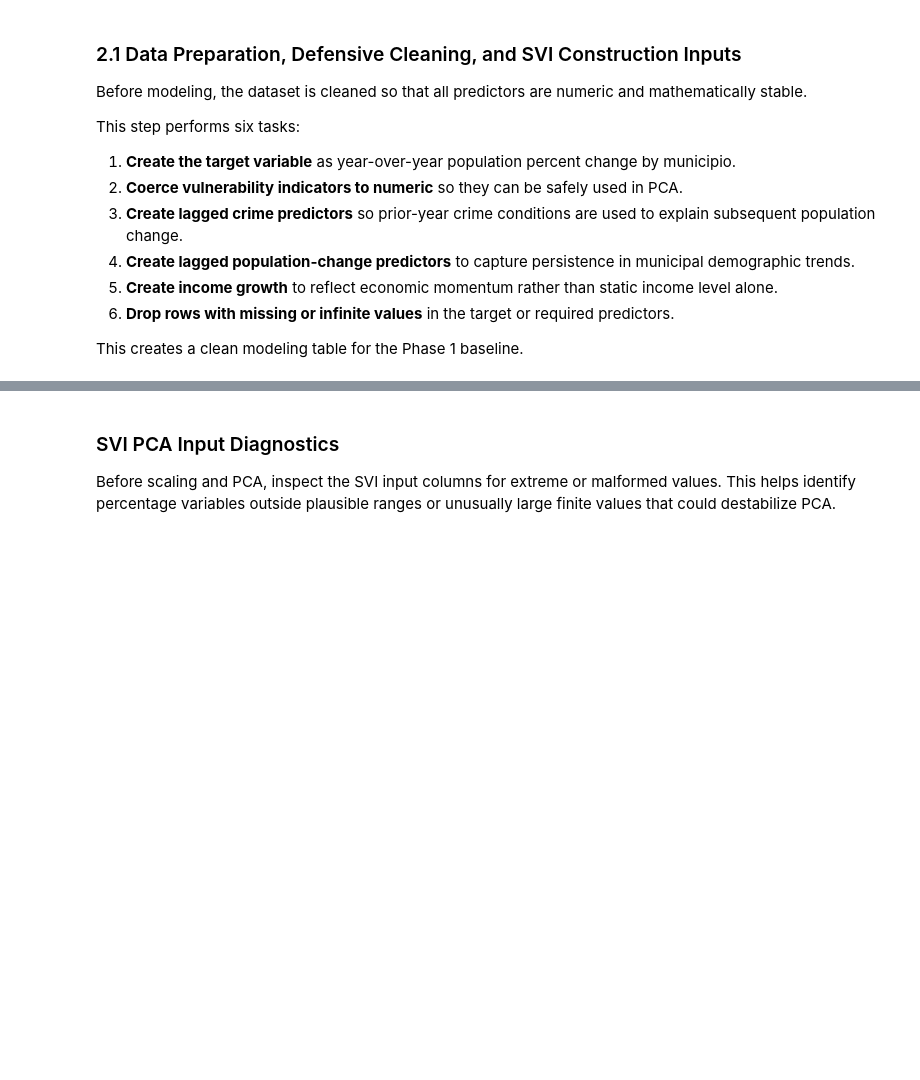
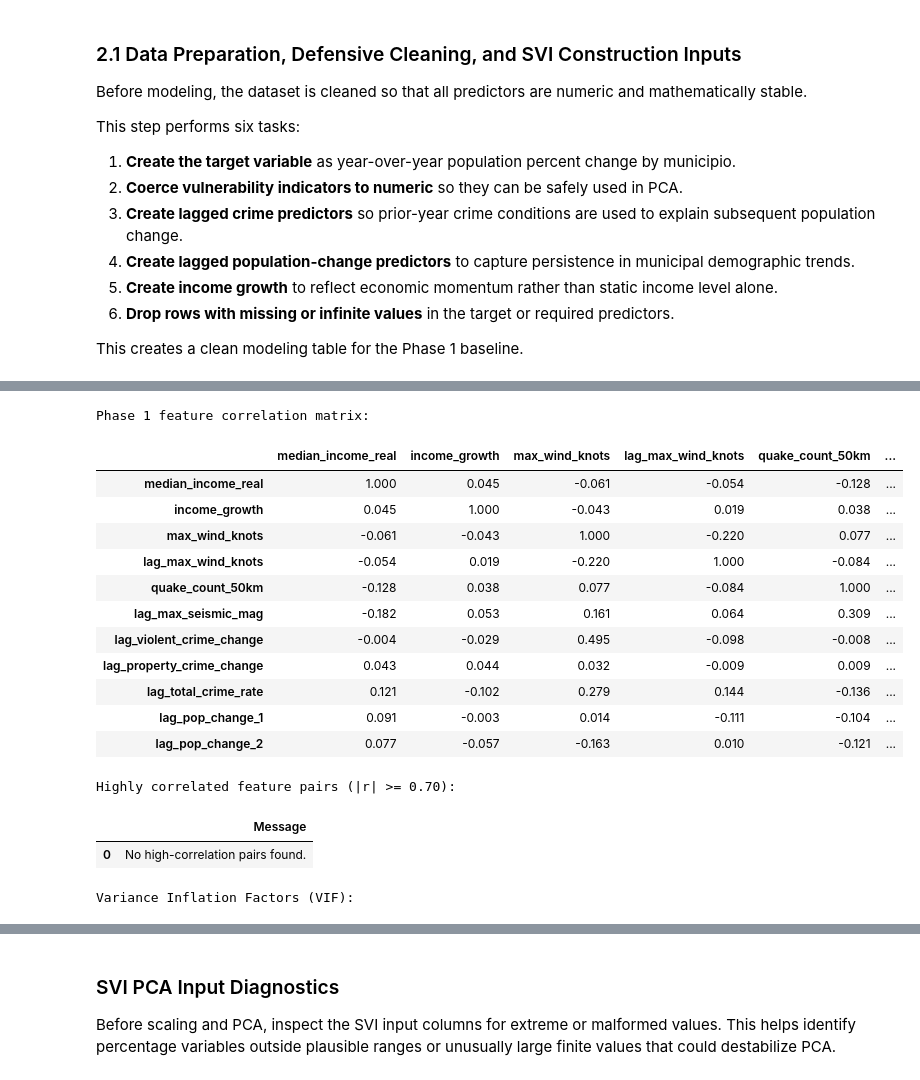
Before and after one commit to Venettov/CAPSTONE_DATA_SCIENCE_RIVERARUIZ, a Jupyter notebook: analysis/Phase1.ipynb, the cells around one changed output, grey strips where cells are left out. Cells and saved outputs as stored; diff of their text form; code cells hidden in the pictures; blank space fills up the shorter version.

```diff
--- a/analysis/Phase1.ipynb
+++ b/analysis/Phase1.ipynb
@@ -597,0 +926,70 @@ Year Range: 2013 to 2024
+# %%
+import numpy as np
+import pandas as pd
+from statsmodels.stats.outliers_influence import variance_inflation_factor
+
+# Final Phase 1 baseline feature set (keep aligned with the model cell)
+phase1_feature_cols = [
+    "vulnerability_index",
+    "median_income_real",
+    "income_growth",
+    "max_wind_knots",
+    "lag_max_wind_knots",
+    "quake_count_50km",
+    "lag_max_seismic_mag",
+    "lag_violent_crime_change",
+    "lag_property_crime_change",
+    "lag_total_crime_rate",
+    "lag_pop_change_1",
+    "lag_pop_change_2"
+]
+
+phase1_feature_cols = [c for c in phase1_feature_cols if c in df_clean.columns]
+
+corr_mat = df_clean[phase1_feature_cols].corr().round(3)
+print("Phase 1 feature correlation matrix:")
+display(corr_mat)
+
+# Report strongly correlated feature pairs
+high_corr_pairs = []
+for i, c1 in enumerate(phase1_feature_cols):
+    for c2 in phase1_feature_cols[i+1:]:
+        corr_val = corr_mat.loc[c1, c2]
+        if pd.notna(corr_val) and abs(corr_val) >= 0.70:
+            high_corr_pairs.append((c1, c2, corr_val))
+
+high_corr_df = pd.DataFrame(high_corr_pairs, columns=["Feature_1", "Feature_2", "Correlation"])
+print("\nHighly correlated feature pairs (|r| >= 0.70):")
+display(high_corr_df if not high_corr_df.empty else pd.DataFrame({"Message": ["No high-correlation pairs found."]}))
+
+# VIF calculation
+X_vif = df_clean[phase1_feature_cols].dropna().copy()
+X_vif = X_vif.replace([np.inf, -np.inf], np.nan).dropna()
+
+if len(X_vif) > 0:
+    vif_df = pd.DataFrame({
+        "Feature": X_vif.columns,
+        "VIF": [variance_inflation_factor(X_vif.values, i) for i in range(X_vif.shape[1])]
+    }).sort_values("VIF", ascending=False)
+    print("\nVariance Inflation Factors (VIF):")
+    display(vif_df)
+else:
+    print("Unable to compute VIF because no complete rows remained after cleanup.")
+# %% [output]
+Phase 1 feature correlation matrix:
+|  | median_income_real | income_growth | max_wind_knots | lag_max_wind_knots | quake_count_50km | ... |
+| median_income_real | 1.000 | 0.045 | -0.061 | -0.054 | -0.128 | ... |
+| income_growth | 0.045 | 1.000 | -0.043 | 0.019 | 0.038 | ... |
+| max_wind_knots | -0.061 | -0.043 | 1.000 | -0.220 | 0.077 | ... |
+| lag_max_wind_knots | -0.054 | 0.019 | -0.220 | 1.000 | -0.084 | ... |
+| quake_count_50km | -0.128 | 0.038 | 0.077 | -0.084 | 1.000 | ... |
+| lag_max_seismic_mag | -0.182 | 0.053 | 0.161 | 0.064 | 0.309 | ... |
+| lag_violent_crime_change | -0.004 | -0.029 | 0.495 | -0.098 | -0.008 | ... |
+| lag_property_crime_change | 0.043 | 0.044 | 0.032 | -0.009 | 0.009 | ... |
+| lag_total_crime_rate | 0.121 | -0.102 | 0.279 | 0.144 | -0.136 | ... |
+| lag_pop_change_1 | 0.091 | -0.003 | 0.014 | -0.111 | -0.104 | ... |
+| lag_pop_change_2 | 0.077 | -0.057 | -0.163 | 0.010 | -0.121 | ... |
+Highly correlated feature pairs (|r| >= 0.70):
+|  | Message |
+| 0 | No high-correlation pairs found. |
+Variance Inflation Factors (VIF):
```
Also changed, not shown: parts of 18 cells of this notebook.
